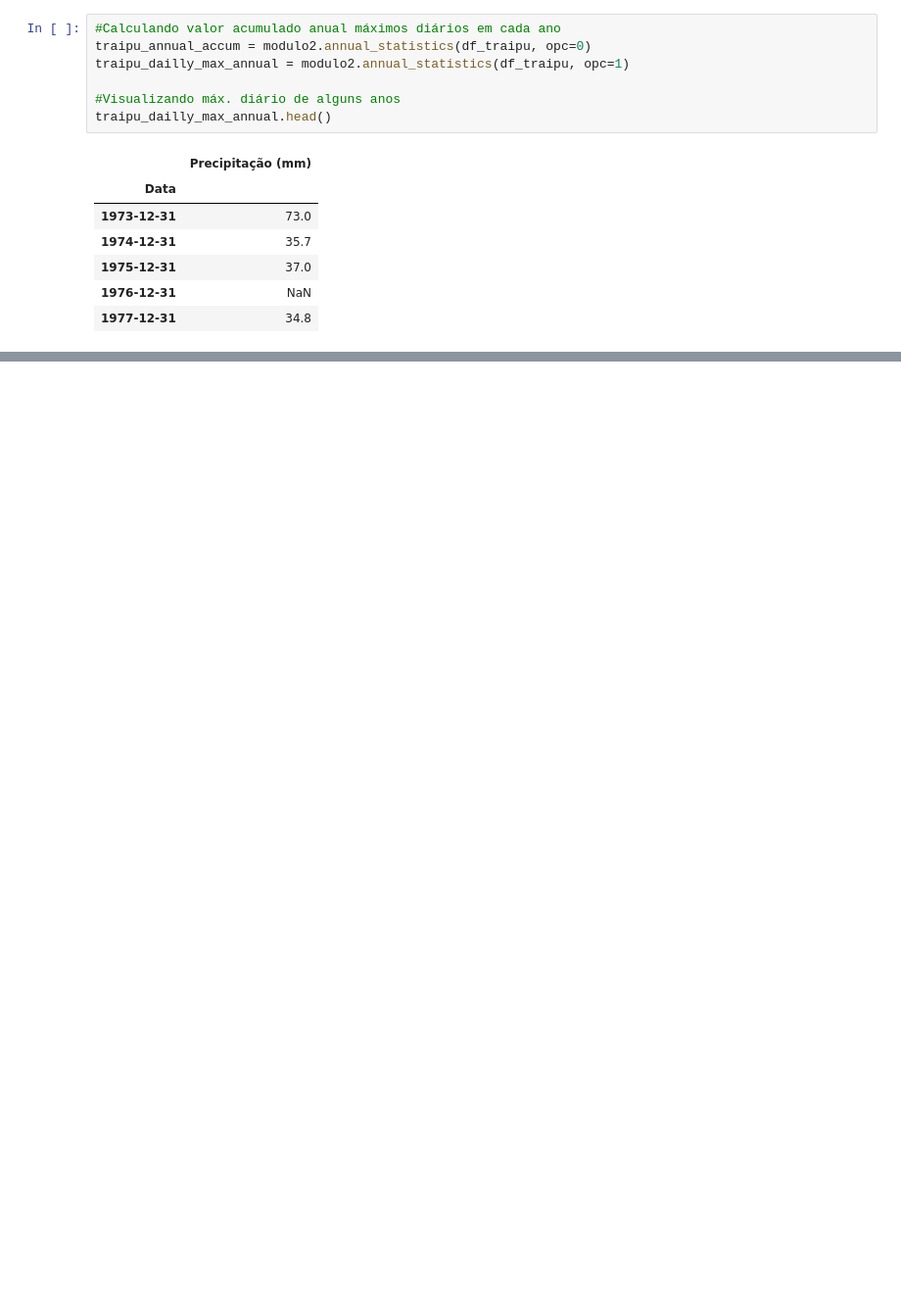
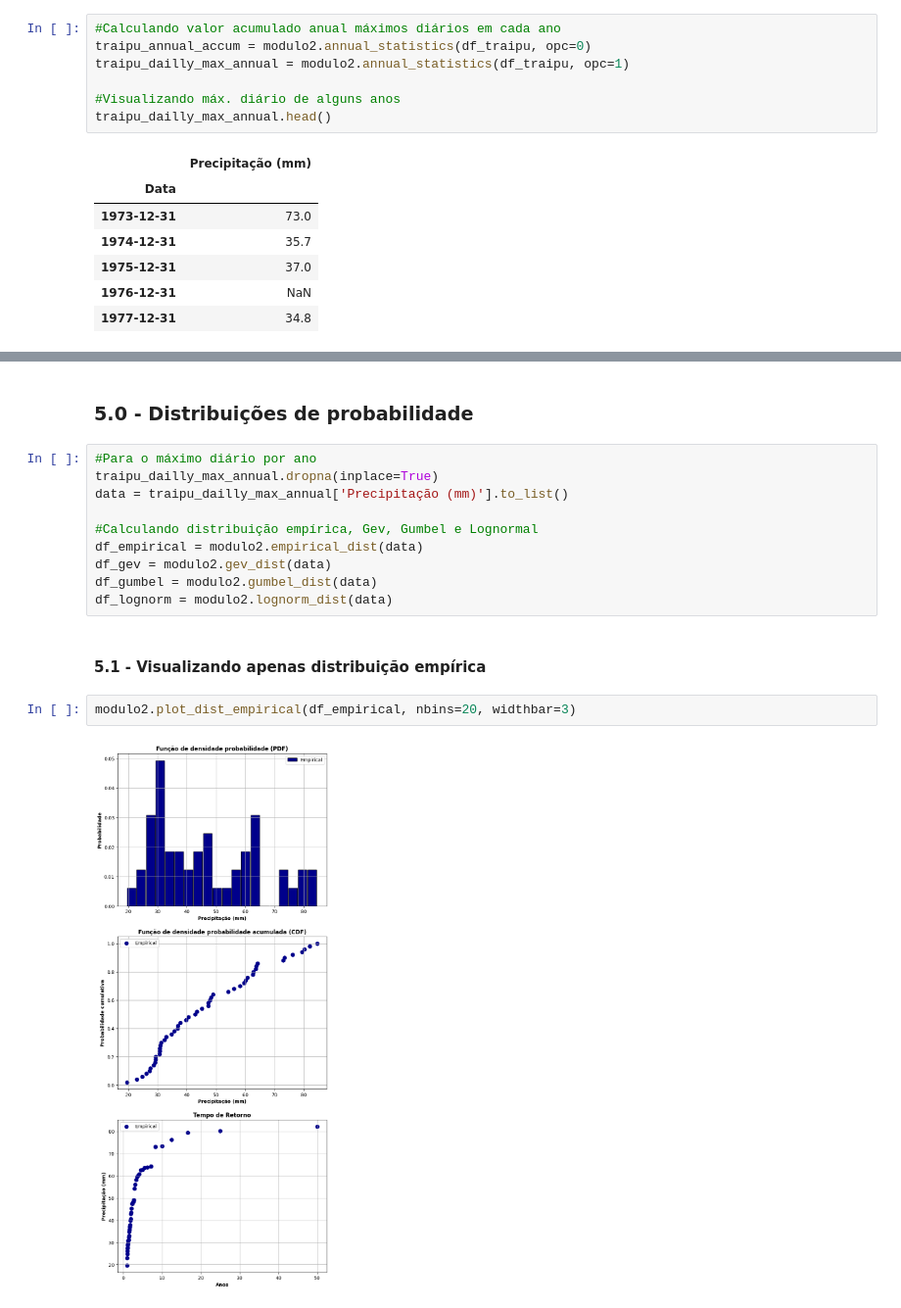
Before and after one commit to flow-ufal/gpm_precipitation_tools, a Jupyter notebook: modulos_tratamento_dados/exemplos/exemplo-modulo2.ipynb, the cells around one changed output, grey strips where cells are left out. Shown at 98% size. Drawn from its saved outputs; the diff is of its cells as text; blank space fills up the shorter version.

Commit message:
adicionando funções distribuições estatisticas

```diff
--- a/modulos_tratamento_dados/exemplos/exemplo-modulo2.ipynb
+++ b/modulos_tratamento_dados/exemplos/exemplo-modulo2.ipynb
@@ -88,0 +94,18 @@ TypeError: only length-1 arrays can be converted to Python scalars
+# %% [markdown]
+### 5.0 - Distribuições de probabilidade
+# %%
+#Para o máximo diário por ano
+traipu_dailly_max_annual.dropna(inplace=True)
+data = traipu_dailly_max_annual['Precipitação (mm)'].to_list()
+
+#Calculando distribuição empírica, Gev, Gumbel e Lognormal
+df_empirical = modulo2.empirical_dist(data)
+df_gev = modulo2.gev_dist(data)
+df_gumbel = modulo2.gumbel_dist(data)
+df_lognorm = modulo2.lognorm_dist(data)
+# %% [markdown]
+#### 5.1 - Visualizando apenas distribuição empírica
+# %%
+modulo2.plot_dist_empirical(df_empirical, nbins=20, widthbar=3)
+# %% [output]
+[figure, added]
```
Also changed, not shown: parts of 12 cells of this notebook, 2 other files.
